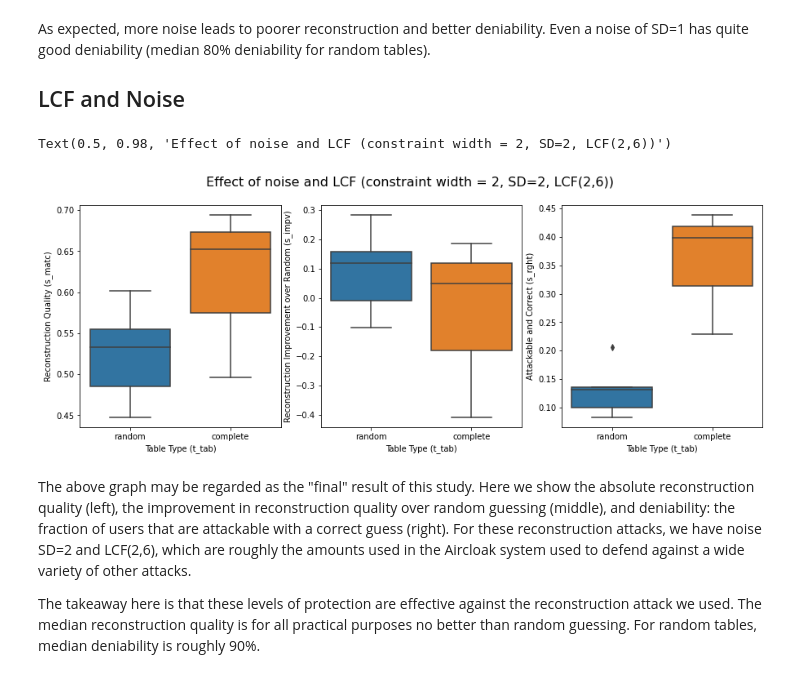
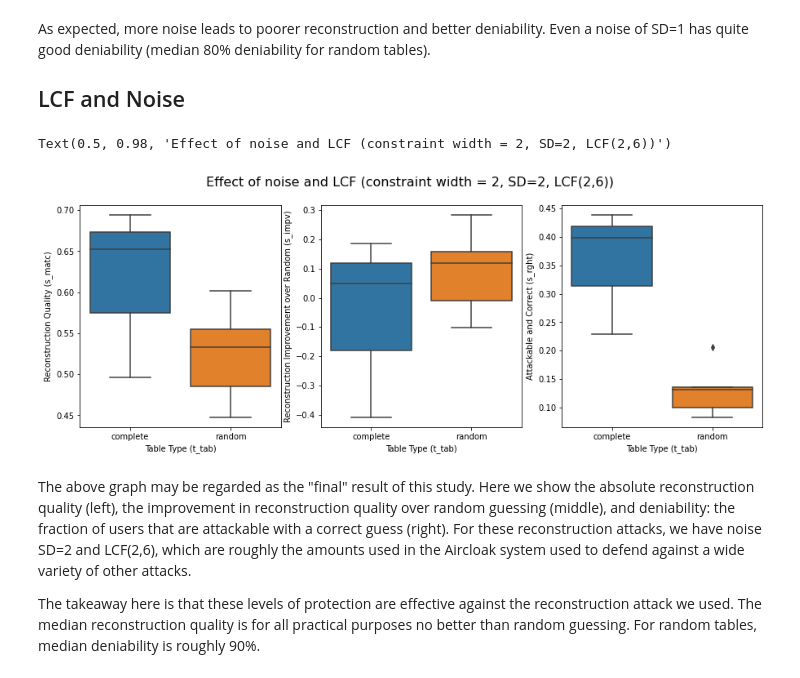
Before and after one commit to iaBIH/attacker, a Jupyter notebook: linearReconstruction/basic.ipynb, the cells around one changed output. Drawn from its saved outputs; the diff is of its cells as text; code cells hidden in the pictures.

Commit message:
fixed order of noise+lcf boxplots

```diff
--- a/linearReconstruction/basic.ipynb
+++ b/linearReconstruction/basic.ipynb
@@ -221,16 +221,16 @@ As expected, more noise leads to poorer reconstruction and better deniability. E
 dfBoth = dfAgg.query('a_sd == 2 and a_lcfL == 2 and a_lcfH == 6')
 # %%
 fig, axes = plt.subplots(1,3,figsize=(15,5))
-ax1 = sns.boxplot(x='t_tab',y='s_matc_av',data=dfBoth,ax=axes[0])
-ax2 = sns.boxplot(x='t_tab',y='s_impv_av',data=dfBoth,ax=axes[1])
-ax3 = sns.boxplot(x='t_tab',y='s_rght_av',data=dfBoth,ax=axes[2])
+ax1 = sns.boxplot(x='t_tab',y='s_matc_av',data=dfBoth,order=["complete", "random"],ax=axes[0])
+ax2 = sns.boxplot(x='t_tab',y='s_impv_av',data=dfBoth,order=["complete", "random"],ax=axes[1])
+ax3 = sns.boxplot(x='t_tab',y='s_rght_av',data=dfBoth,order=["complete", "random"],ax=axes[2])
 ax1.set(xlabel = 'Table Type (t_tab)', ylabel='Reconstruction Quality (s_matc)')
 ax2.set(xlabel = 'Table Type (t_tab)', ylabel='Reconstruction Improvement over Random (s_impv)')
 ax3.set(xlabel = 'Table Type (t_tab)', ylabel='Attackable and Correct (s_rght)')
 fig.suptitle('Effect of noise and LCF (constraint width = 2, SD=2, LCF(2,6))', fontsize = 16)
 # %% [output]
 Text(0.5, 0.98, 'Effect of noise and LCF (constraint width = 2, SD=2, LCF(2,6))')
-[figure, old version]
+[figure, new version]
 # %% [markdown]
 The above graph may be regarded as the "final" result of this study. Here we show the absolute reconstruction quality (left), the improvement in reconstruction quality over random guessing (middle), and deniability: the fraction of users that are attackable with a correct guess (right). For these reconstruction attacks, we have noise SD=2 and LCF(2,6), which are roughly the amounts used in the Aircloak system used to defend against a wide variety of other attacks.
 
```
Also changed, not shown: parts of 1 cell of this notebook.
